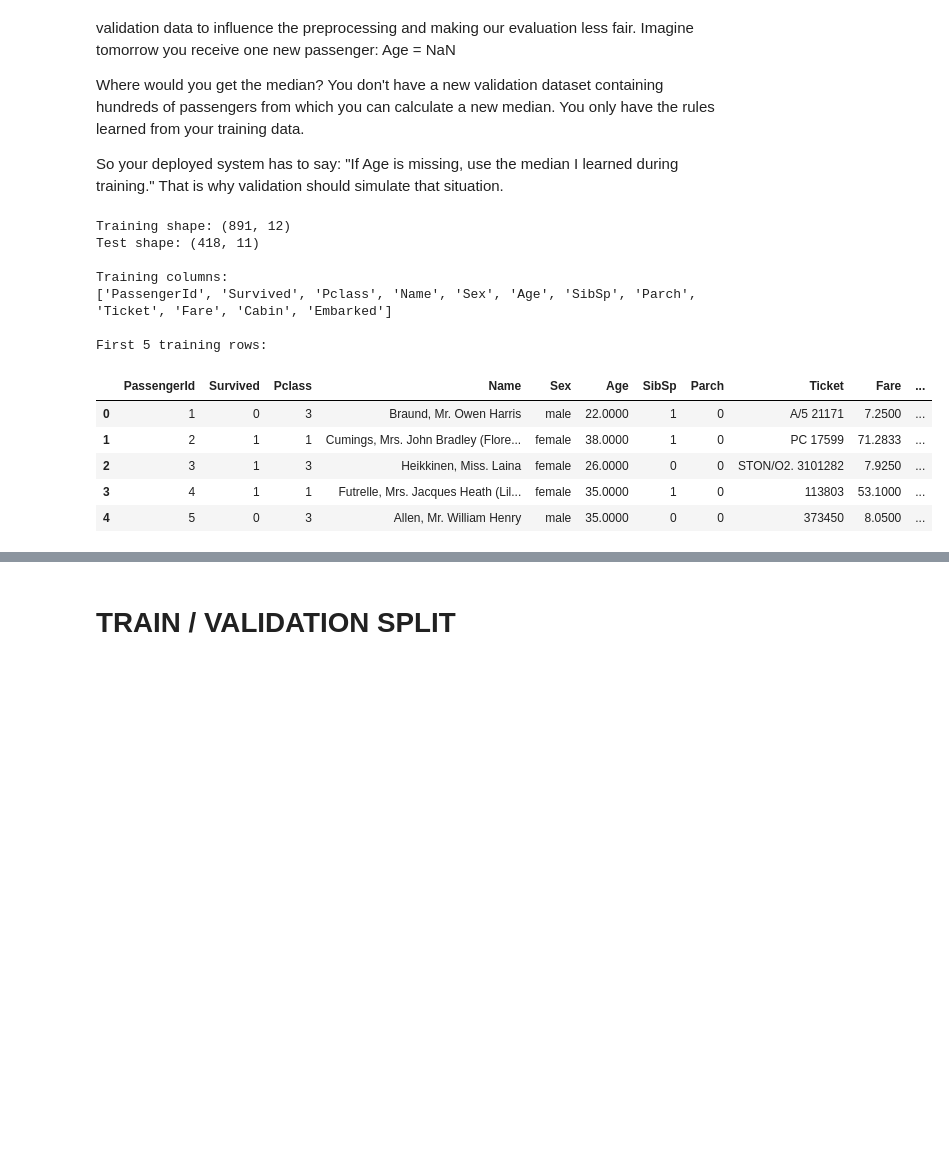
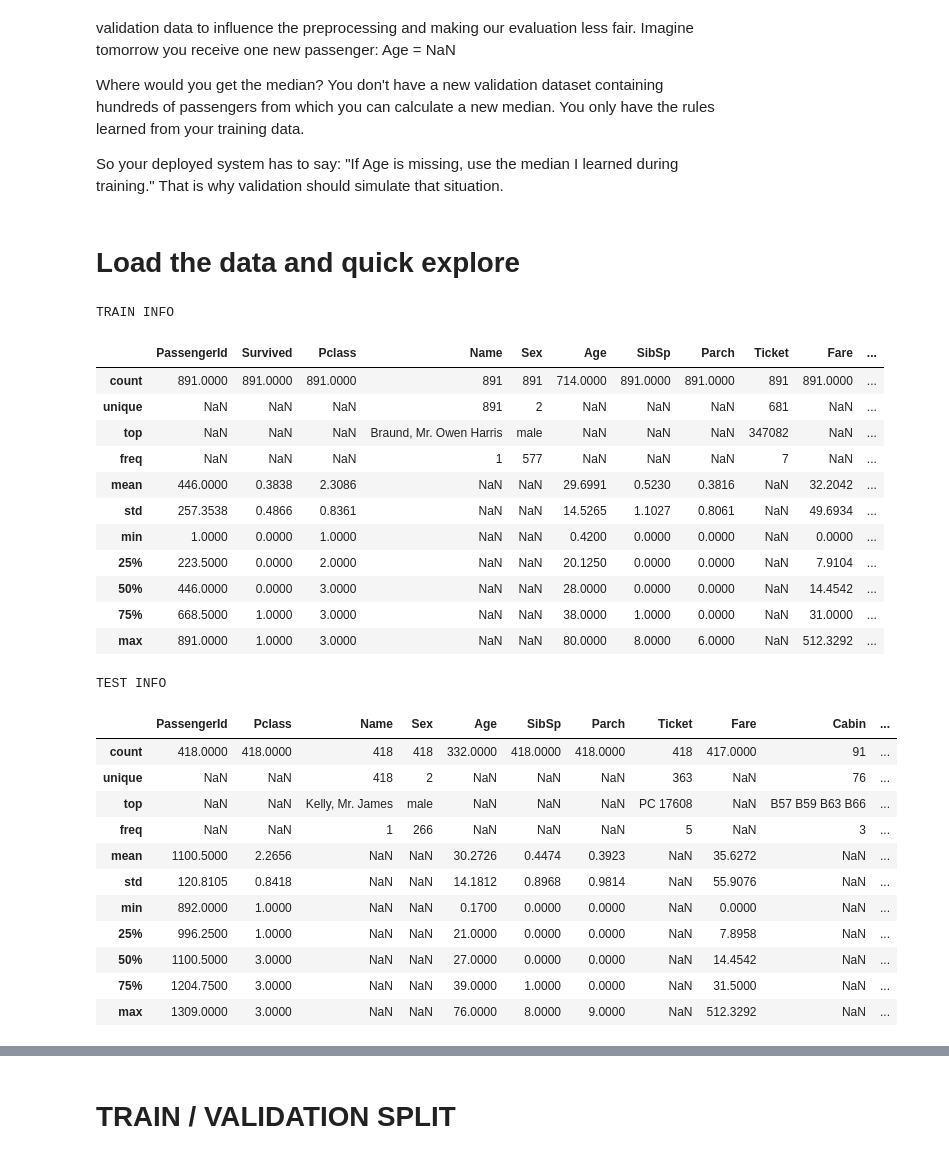
Before and after one commit to CharlotteZZh/AppliedML_hw1, a Jupyter notebook: AppliedML_hw1.ipynb, the cells around one changed output, grey strips where cells are left out. Cells and saved outputs as stored; diff of their text form; code cells hidden in the pictures; blank space fills up the shorter version.

```diff
--- a/AppliedML_hw1.ipynb
+++ b/AppliedML_hw1.ipynb
@@ -86,31 +86,43 @@ pd.set_option(
     "display.float_format",
     lambda x: f"{x:.4f}"
 )
+# %% [markdown]
+# Load the data and quick explore
 # %%
 # Load the data
 
 train = pd.read_csv("titanic/train.csv")
 test = pd.read_csv("titanic/test.csv")
 
-print("Training shape:", train.shape)
-print("Test shape:", test.shape)
+print("TRAIN INFO")
+display(train.describe(include="all"))
 
-print("\nTraining columns:")
-print(train.columns.tolist())
-
-print("\nFirst 5 training rows:")
-display(train.head())
+print("TEST INFO")
+display(test.describe(include="all"))
 # %% [output]
-Training shape: (891, 12)
-Test shape: (418, 11)
-
-Training columns:
-['PassengerId', 'Survived', 'Pclass', 'Name', 'Sex', 'Age', 'SibSp', 'Parch', 'Ticket', 'Fare', 'Cabin', 'Embarked']
-
-First 5 training rows:
+TRAIN INFO
 |  | PassengerId | Survived | Pclass | Name | Sex | Age | SibSp | Parch | Ticket | Fare | ... |
-| 0 | 1 | 0 | 3 | Braund, Mr. Owen Harris | male | 22.0000 | 1 | 0 | A/5 21171 | 7.2500 | ... |
-| 1 | 2 | 1 | 1 | Cumings, Mrs. John Bradley (Flore... | female | 38.0000 | 1 | 0 | PC 17599 | 71.2833 | ... |
-| 2 | 3 | 1 | 3 | Heikkinen, Miss. Laina | female | 26.0000 | 0 | 0 | STON/O2. 3101282 | 7.9250 | ... |
-| 3 | 4 | 1 | 1 | Futrelle, Mrs. Jacques Heath (Lil... | female | 35.0000 | 1 | 0 | 113803 | 53.1000 | ... |
-| 4 | 5 | 0 | 3 | Allen, Mr. William Henry | male | 35.0000 | 0 | 0 | 373450 | 8.0500 | ... |
+| count | 891.0000 | 891.0000 | 891.0000 | 891 | 891 | 714.0000 | 891.0000 | 891.0000 | 891 | 891.0000 | ... |
+| unique | NaN | NaN | NaN | 891 | 2 | NaN | NaN | NaN | 681 | NaN | ... |
+| top | NaN | NaN | NaN | Braund, Mr. Owen Harris | male | NaN | NaN | NaN | 347082 | NaN | ... |
+| freq | NaN | NaN | NaN | 1 | 577 | NaN | NaN | NaN | 7 | NaN | ... |
+| mean | 446.0000 | 0.3838 | 2.3086 | NaN | NaN | 29.6991 | 0.5230 | 0.3816 | NaN | 32.2042 | ... |
+| std | 257.3538 | 0.4866 | 0.8361 | NaN | NaN | 14.5265 | 1.1027 | 0.8061 | NaN | 49.6934 | ... |
+| min | 1.0000 | 0.0000 | 1.0000 | NaN | NaN | 0.4200 | 0.0000 | 0.0000 | NaN | 0.0000 | ... |
+| 25% | 223.5000 | 0.0000 | 2.0000 | NaN | NaN | 20.1250 | 0.0000 | 0.0000 | NaN | 7.9104 | ... |
+| 50% | 446.0000 | 0.0000 | 3.0000 | NaN | NaN | 28.0000 | 0.0000 | 0.0000 | NaN | 14.4542 | ... |
+| 75% | 668.5000 | 1.0000 | 3.0000 | NaN | NaN | 38.0000 | 1.0000 | 0.0000 | NaN | 31.0000 | ... |
+| max | 891.0000 | 1.0000 | 3.0000 | NaN | NaN | 80.0000 | 8.0000 | 6.0000 | NaN | 512.3292 | ... |
+TEST INFO
+|  | PassengerId | Pclass | Name | Sex | Age | SibSp | Parch | Ticket | Fare | Cabin | ... |
+| count | 418.0000 | 418.0000 | 418 | 418 | 332.0000 | 418.0000 | 418.0000 | 418 | 417.0000 | 91 | ... |
+| unique | NaN | NaN | 418 | 2 | NaN | NaN | NaN | 363 | NaN | 76 | ... |
+| top | NaN | NaN | Kelly, Mr. James | male | NaN | NaN | NaN | PC 17608 | NaN | B57 B59 B63 B66 | ... |
+| freq | NaN | NaN | 1 | 266 | NaN | NaN | NaN | 5 | NaN | 3 | ... |
+| mean | 1100.5000 | 2.2656 | NaN | NaN | 30.2726 | 0.4474 | 0.3923 | NaN | 35.6272 | NaN | ... |
+| std | 120.8105 | 0.8418 | NaN | NaN | 14.1812 | 0.8968 | 0.9814 | NaN | 55.9076 | NaN | ... |
+| min | 892.0000 | 1.0000 | NaN | NaN | 0.1700 | 0.0000 | 0.0000 | NaN | 0.0000 | NaN | ... |
+| 25% | 996.2500 | 1.0000 | NaN | NaN | 21.0000 | 0.0000 | 0.0000 | NaN | 7.8958 | NaN | ... |
+| 50% | 1100.5000 | 3.0000 | NaN | NaN | 27.0000 | 0.0000 | 0.0000 | NaN | 14.4542 | NaN | ... |
+| 75% | 1204.7500 | 3.0000 | NaN | NaN | 39.0000 | 1.0000 | 0.0000 | NaN | 31.5000 | NaN | ... |
+| max | 1309.0000 | 3.0000 | NaN | NaN | 76.0000 | 8.0000 | 9.0000 | NaN | 512.3292 | NaN | ... |
```
Also changed, not shown: parts of 10 cells of this notebook, 3 other files.
